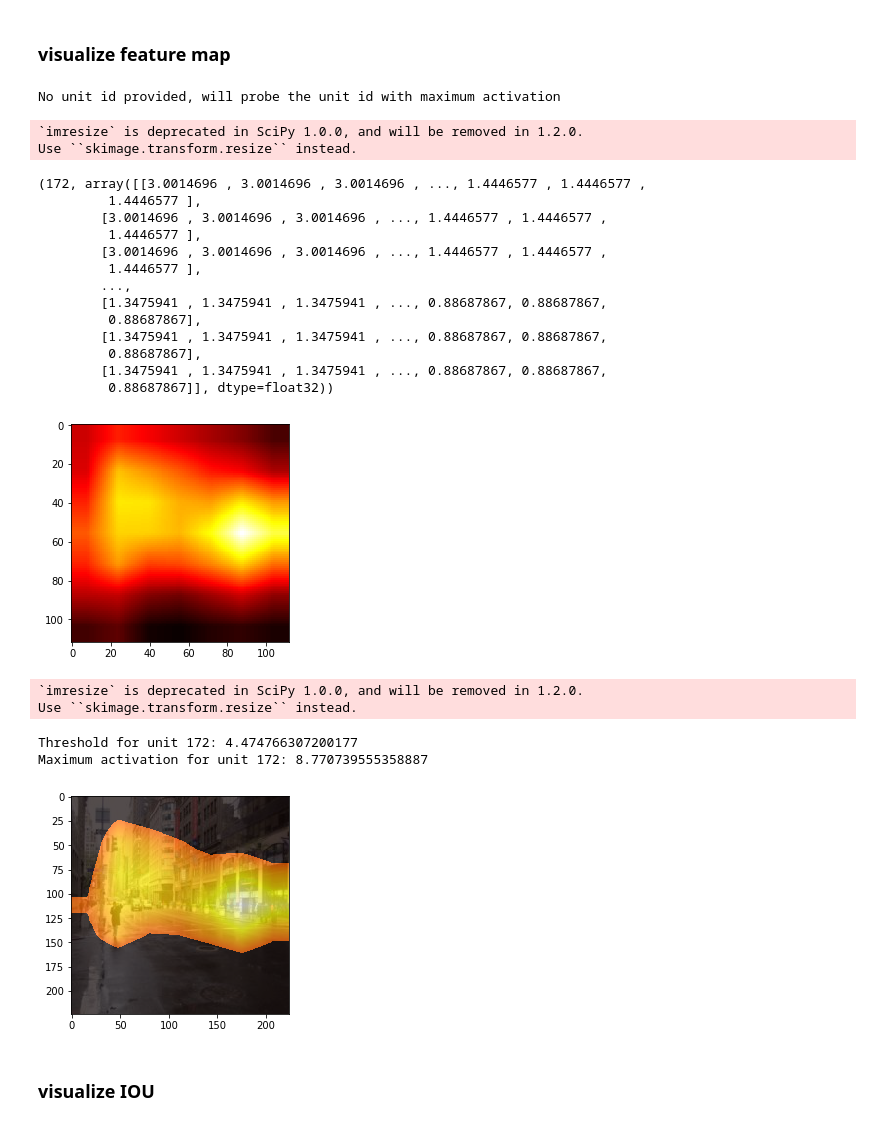
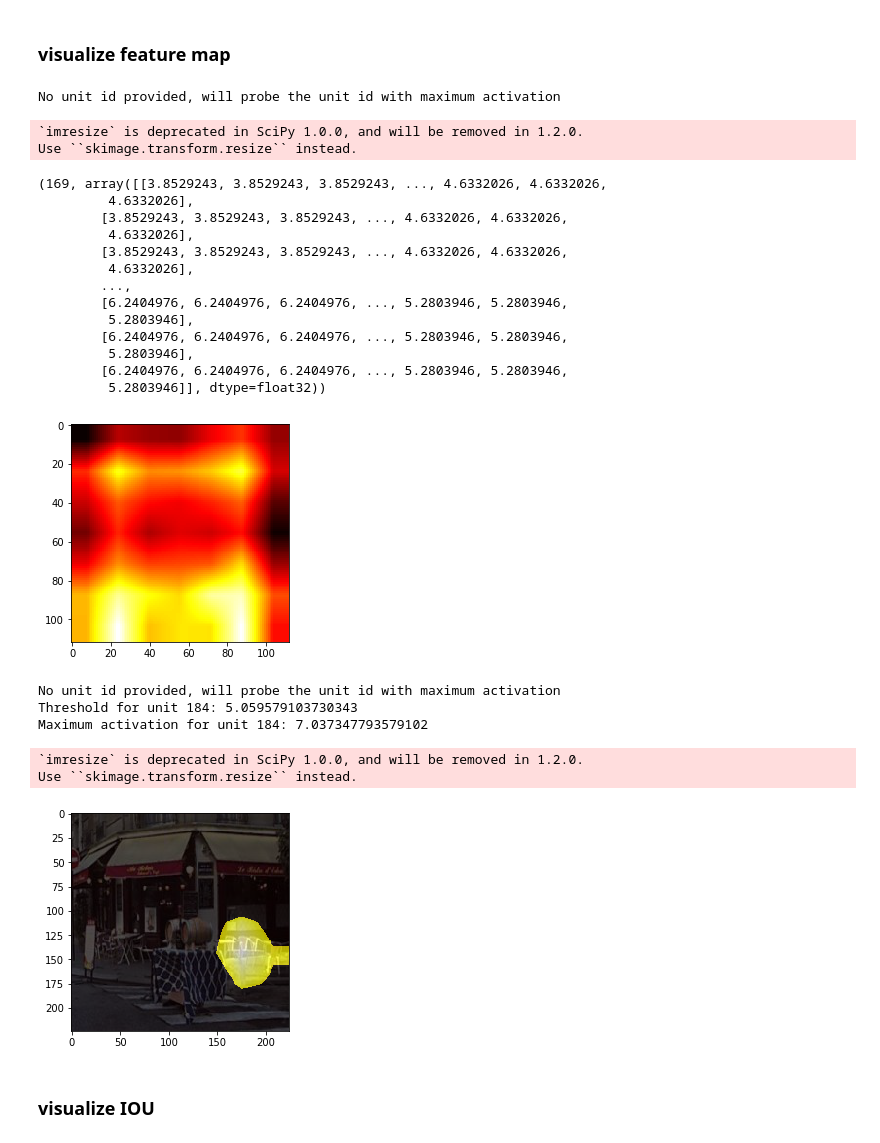
Before and after one commit to LC1905/ENL_NetDissect, a Jupyter notebook: visualization.ipynb, the cells around one changed output. Drawn from its saved outputs; the diff is of its cells as text; code cells hidden in the pictures.

```diff
--- a/visualization.ipynb
+++ b/visualization.ipynb
@@ -9,6 +11,9 @@ import glob
 from matplotlib import pyplot as plt
 from PIL import Image
 from scipy.misc import imresize
+# %%
+img = 1000
+unit = None
 # %%
 DATA_DIRECTORY = "../../../project/rcc/deep_learning_hack/netdissect/broden1_224/"
 OUTPUT_FOLDER = "../../../project2/bermanm/netdissect/"
@@ -269,25 +274,25 @@ def probe_unit_fm(image_id, resize=112, images=images, wf=wholefeature, mf=maxfe
     plt.imshow(feature_map, "hot")
     return unit_id, feature_map
 # %%
-probe_unit_fm(1, unit_id=None)
+probe_unit_fm(img, unit_id=unit)
 # %% [output]
 No unit id provided, will probe the unit id with maximum activation
 `imresize` is deprecated in SciPy 1.0.0, and will be removed in 1.2.0.
 Use ``skimage.transform.resize`` instead.
-(172, array([[3.0014696 , 3.0014696 , 3.0014696 , ..., 1.4446577 , 1.4446577 ,
-         1.4446577 ],
-        [3.0014696 , 3.0014696 , 3.0014696 , ..., 1.4446577 , 1.4446577 ,
-         1.4446577 ],
-        [3.0014696 , 3.0014696 , 3.0014696 , ..., 1.4446577 , 1.4446577 ,
-         1.4446577 ],
+(169, array([[3.8529243, 3.8529243, 3.8529243, ..., 4.6332026, 4.6332026,
+         4.6332026],
+        [3.8529243, 3.8529243, 3.8529243, ..., 4.6332026, 4.6332026,
+         4.6332026],
+        [3.8529243, 3.8529243, 3.8529243, ..., 4.6332026, 4.6332026,
+         4.6332026],
         ...,
-        [1.3475941 , 1.3475941 , 1.3475941 , ..., 0.88687867, 0.88687867,
-         0.88687867],
-        [1.3475941 , 1.3475941 , 1.3475941 , ..., 0.88687867, 0.88687867,
-         0.88687867],
-        [1.3475941 , 1.3475941 , 1.3475941 , ..., 0.88687867, 0.88687867,
-         0.88687867]], dtype=float32))
+        [6.2404976, 6.2404976, 6.2404976, ..., 5.2803946, 5.2803946,
+         5.2803946],
+        [6.2404976, 6.2404976, 6.2404976, ..., 5.2803946, 5.2803946,
+         5.2803946],
+        [6.2404976, 6.2404976, 6.2404976, ..., 5.2803946, 5.2803946,
+         5.2803946]], dtype=float32))
-[figure, old version]
+[figure, new version]
 # %%
 def show_activated(image_id, images=images, th=thresholds, wf=wholefeature, mf=maxfeature, unit_id=None):
     unit_id, feature_map = probe_unit_fm(image_id, images=images, resize=224, wf=wf, mf=mf, unit_id=unit_id)
@@ -302,13 +307,14 @@ def show_activated(image_id, images=images, th=thresholds, wf=wholefeature, mf=m
     combined = Image.blend(image, feature_map, 0.7)
     plt.imshow(combined)
 # %%
-show_activated(512, unit_id=172)
+show_activated(img, unit_id=unit)
 # %% [output]
-`imresize` is deprecated in SciPy 1.0.0, and will be removed in 1.2.0.
-Use ``skimage.transform.resize`` instead.
+No unit id provided, will probe the unit id with maximum activation
+Threshold for unit 184: 5.059579103730343
+Maximum activation for unit 184: 7.037347793579102
-Threshold for unit 172: 4.474766307200177
-Maximum activation for unit 172: 8.770739555358887
+`imresize` is deprecated in SciPy 1.0.0, and will be removed in 1.2.0.
+Use ``skimage.transform.resize`` instead.
-[figure, old version]
+[figure, new version]
 # %% [markdown]
 ### visualize IOU
 # %%
```
Also changed, not shown: parts of 13 cells of this notebook.
